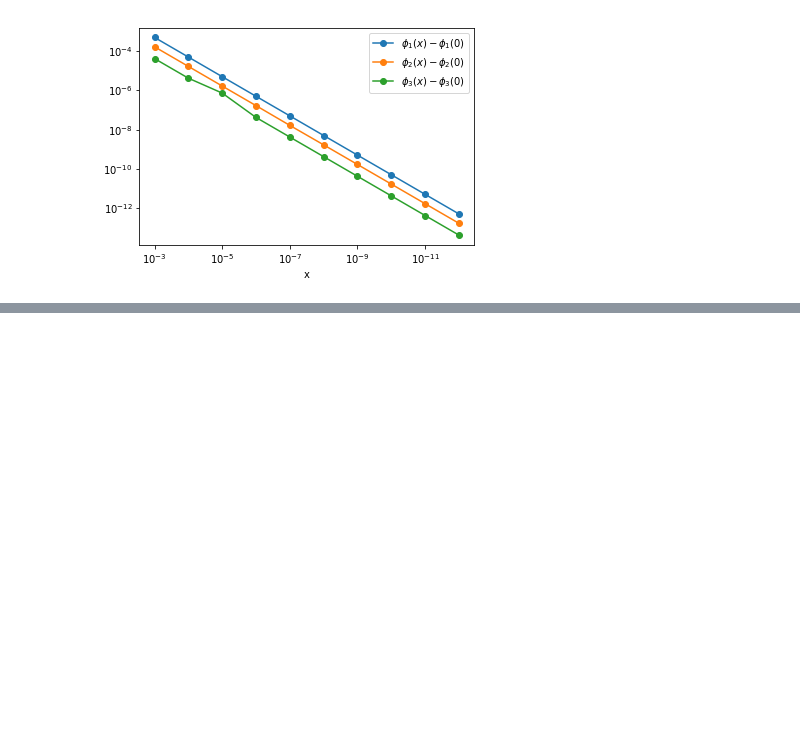
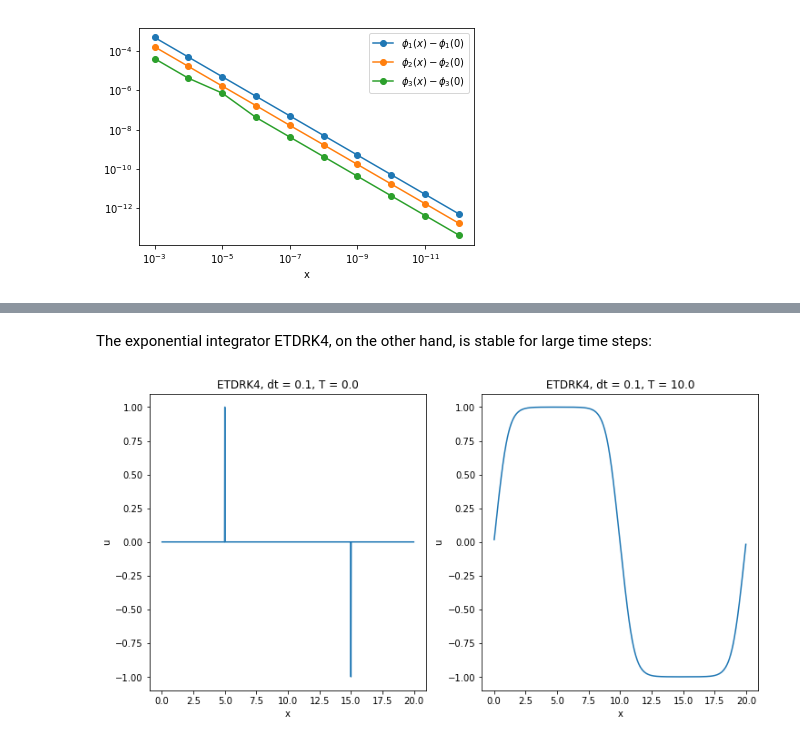
Before and after one commit to MSeeker1340/num2-spring2018, a Jupyter notebook: src/Playground.ipynb, the cells around one changed output, grey strips where cells are left out. Cells and saved outputs as stored; diff of their text form; code cells hidden in the pictures; blank space fills up the shorter version.

Commit message:
ETDRK4 & RK4 comparison

```diff
--- a/src/Playground.ipynb
+++ b/src/Playground.ipynb
@@ -58,0 +94,6 @@ plt.xlabel('x');
+# %% [markdown]
+The exponential integrator ETDRK4, on the other hand, is stable for large time steps:
+# %%
+solve_and_plot(0.1, ETDRK4)
+# %% [output]
+[figure, added]
```
Also changed, not shown: parts of 8 cells of this notebook.
